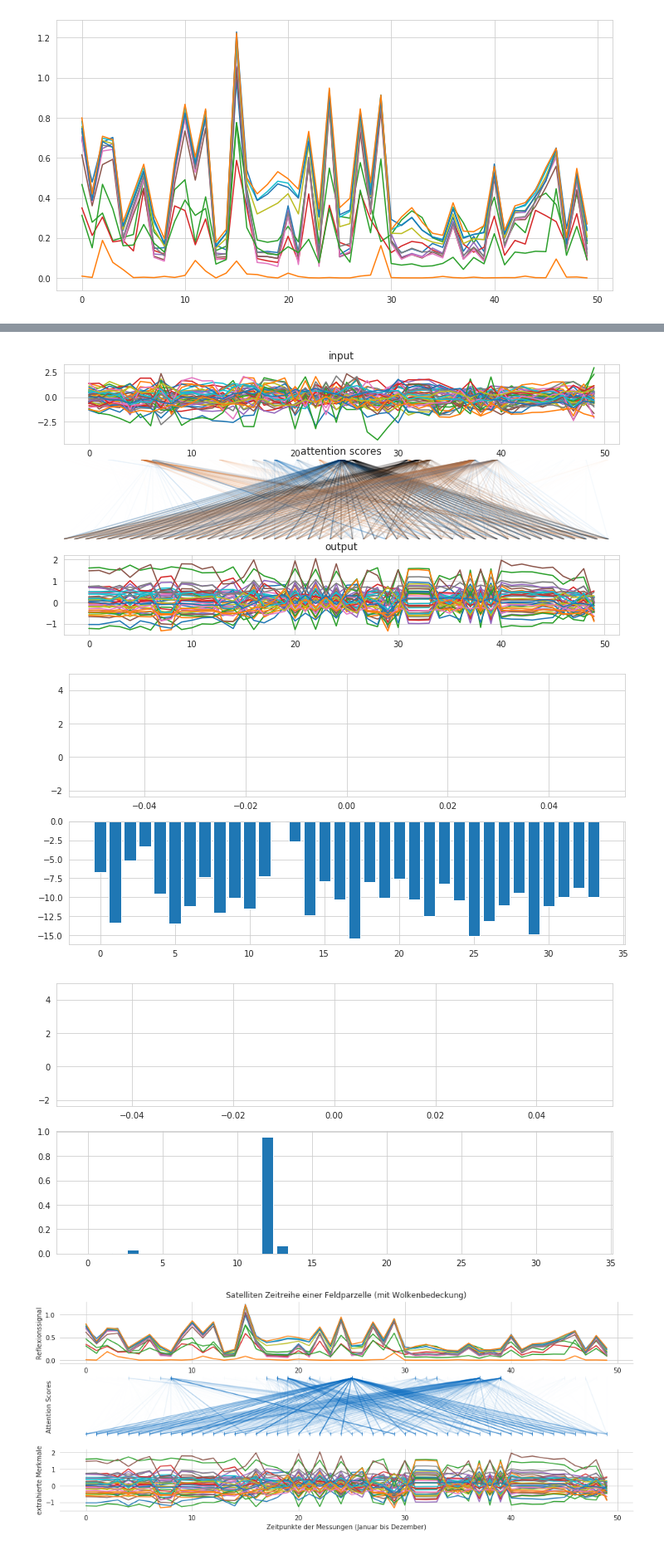
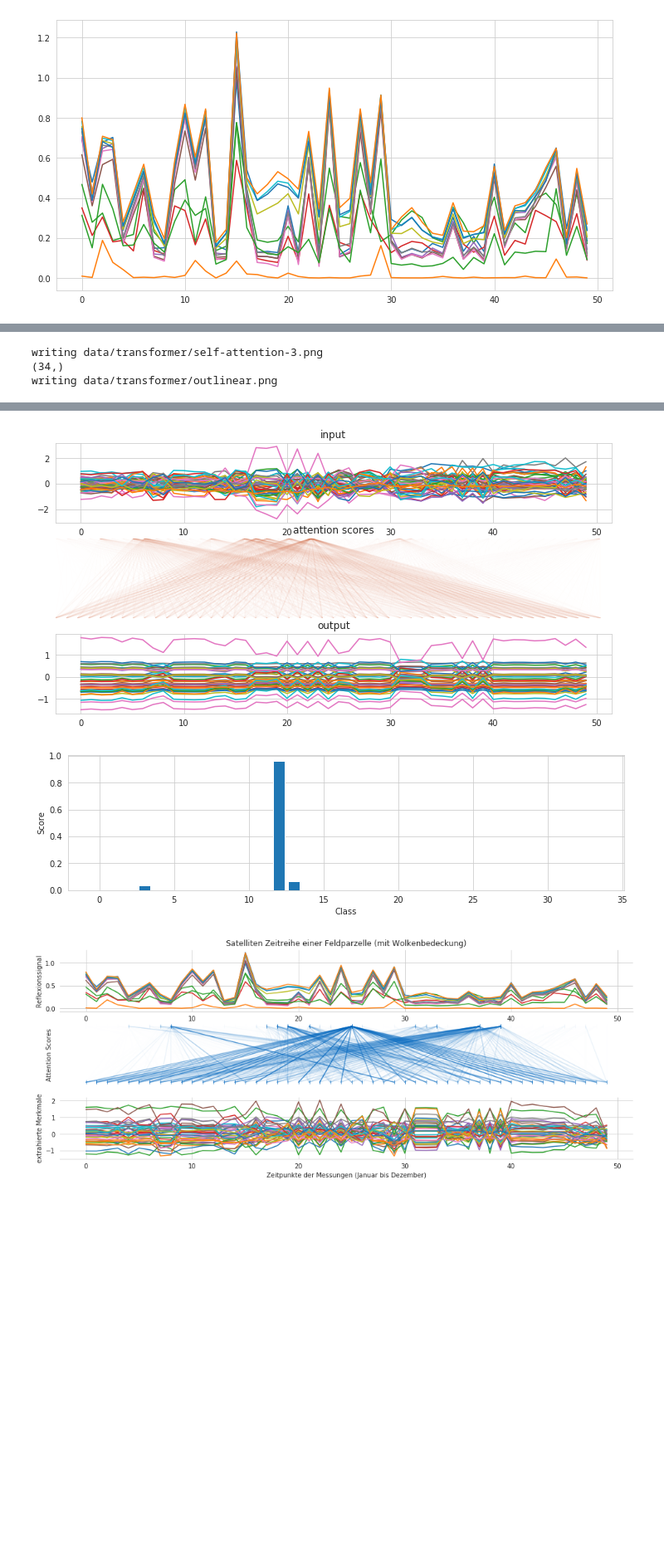
Before and after one commit to MarcCoru/phiweek19, a Jupyter notebook: Transformer.ipynb, the cells around one changed output, grey strips where cells are left out. Shown at 83% size. Drawn from its saved outputs; the diff is of its cells as text; code cells hidden in the pictures; blank space fills up the shorter version.

```diff
--- a/Transformer.ipynb
+++ b/Transformer.ipynb
@@ -21,6 +34,15 @@ y = np.load("data/y.npy")
 meta = np.load("data/meta.npy")
 
 x = X[0]
+y[0]
+
+fld=os.path.join("data/transformer")
+
+df = pd.DataFrame(x, columns=BANDS)
+df.index.name="t"
+df.to_csv(os.path.join(fld,"x.csv"))
+
+np.savetxt(fld+"/x.txt", x, fmt="%.4f")
 # %%
 hidden_dims = 128
 n_heads = 3
@@ -54,6 +76,7 @@ loading model from transformer.pth
 # %%
 tumorange=(0.89019608, 0.44705882, 0.13333333, 1)
 tumblue=(0., 0.39607843, 0.74117647,1)
+tumred=(0.76862745,  0.28235294,  0.10588235,1)
 tumblack=(0,0,0,1)
 
 def attn_plots(ax, arr, mode="conn"):
@@ -71,23 +94,30 @@ def attn_plots(ax, arr, mode="conn"):
         ax.set_xlim(0,N)
         for o in tqdm.tqdm(range(N)):
             for i in range(N):
-                ax.add_line(Line2D([i,o], [0,1],color=(tumblue[0],tumblue[1],tumblue[2],arr[o,i,0]*.5)))
-                ax.add_line(Line2D([i,o], [0,1],color=(tumorange[0],tumorange[1],tumorange[2],arr[o,i,1]*.5)))
-                ax.add_line(Line2D([i,o], [0,1],color=(tumblack[0],tumblack[1],tumblack[2],arr[o,i,2]*.5)))
+                ax.add_line(Line2D([i,o], [0,1],color=(tumred[0],tumred[1],tumred[2],arr[o,i,0]*.5)))
+                #ax.add_line(Line2D([i,o], [0,1],color=(tumorange[0],tumorange[1],tumorange[2],arr[o,i,1]*.5)))
+                #ax.add_line(Line2D([i,o], [0,1],color=(tumblack[0],tumblack[1],tumblack[2],arr[o,i,2]*.5)))
         ax.axis('off')
     return ax
 
 
-def attention_hook(module, inp, out):
-    print(module)
+def attention_hook(module, inp, out, name):
+    print(name)
 
     enc_output, enc_slf_attn = out
 
+    # Query, Key, Values <- all the same input for self-attention
+    enc_input, enc_input, enc_input = inp
+
+    os.makedirs(fld,exist_ok=True)
+
     for i in range(enc_slf_attn.shape[0]):
-        np.savetxt("/tmp/enc_slf_attn_{}.txt".format(i), enc_slf_attn[i].cpu().detach().numpy(), fmt="%.4f")
-    np.savetxt("/tmp/enc_output.txt", enc_output[0].cpu().detach().numpy(), fmt="%.4f")
-
-    enc_input, enc_input, enc_input = inp
+        np.savetxt(fld+"/enc_slf_attn_{}.txt".format(i), enc_slf_attn[i].cpu().detach().numpy(), fmt="%.4f")
+        print("writing "+fld+"/enc_slf_attn_{}.txt".format(i))
+    np.savetxt(fld+"/enc_output.txt", enc_output[0].cpu().detach().numpy(), fmt="%.4f")
+    print("writing "+fld+"/enc_output.txt")
+    np.savetxt(fld+"/enc_input.txt", enc_output[0].cpu().detach().numpy(), fmt="%.4f")
+    print("writing "+fld+"/enc_input.txt")
 
     fig,axs = plt.subplots(3,figsize=(12,6))
     axs[0].plot(enc_input[0].cpu().detach().numpy())
@@ -99,13 +129,32 @@ def attention_hook(module, inp, out):
     axs[2].set_title("output")
     axs[2].plot(enc_output[0].cpu().detach().numpy())
 
+    fig.savefig(os.path.join(fld,name+".png"), bbox_inches='tight', transparent=True)
+    print("writing "+os.path.join(fld,name+".png"))
+
+def attention1_hook(module, inp, out):
+    attention_hook(module, inp, out, name="self-attention-1")
+
+
+def attention2_hook(module, inp, out):
+    attention_hook(module, inp, out, name="self-attention-2")
+
+
+def attention3_hook(module, inp, out):
+    attention_hook(module, inp, out, name="self-attention-3")
+
+
 def outlinear_hook(module, inp, out):
     inp = inp[0].cpu().detach().numpy()
     out = out[0].cpu().detach().numpy()
     print(out.shape)
-    fig,axs = plt.subplots(2,figsize=(12,6))
-    axs[0].plot(inp)
-    axs[1].bar(np.arange(out.shape[0]), np.exp(out))
+    fig,ax = plt.subplots(1,figsize=(12,3))
+    ax.bar(np.arange(out.shape[0]), np.exp(out))
+    ax.set_ylabel("Score")
+    ax.set_xlabel("Class")
+
+    fig.savefig(os.path.join(fld,"outlinear.png"), bbox_inches='tight', transparent=True)
+    print("writing "+os.path.join(fld,"outlinear.png"))
 
 def inlayernorm_hook(module, inp, out):
     inp = inp[0]
@@ -121,16 +170,14 @@ def pos_ffn_hook(module, inp, out):
     axs[0].plot(inp[0].cpu().detach().numpy())
     axs[1].plot(out.cpu().detach().numpy())
 
-
-
 transformer.zero_grad()
 transformer.eval()
 
 transformer.inlayernorm.register_forward_hook(inlayernorm_hook)
-transformer.encoder.layer_stack[0].slf_attn.attention.register_forward_hook(attention_hook)
+transformer.encoder.layer_stack[0].slf_attn.attention.register_forward_hook(attention1_hook)
 #transformer.encoder.layer_stack[0].pos_ffn.register_forward_hook(pos_ffn_hook)
-#transformer.encoder.layer_stack[1].slf_attn.attention.register_forward_hook(attention_hook)
-#transformer.encoder.layer_stack[2].slf_attn.attention.register_forward_hook(attention_hook)
+transformer.encoder.layer_stack[1].slf_attn.attention.register_forward_hook(attention2_hook)
+transformer.encoder.layer_stack[2].slf_attn.attention.register_forward_hook(attention3_hook)
 transformer.outlinear.register_forward_hook(outlinear_hook)
 
 logprobabilities = transformer.forward(totorch(x))
@@ -149 +206,4 @@ ScaledDotProductAttention(
+writing data/transformer/self-attention-3.png
+(34,)
+writing data/transformer/outlinear.png
 [figure]
@@ -152,6 +212,5 @@ ScaledDotProductAttention(
-[figure, old version]
+[figure, new version]
-[figure, old version]
+[figure, new version]
-[figure, removed]
 # %%
 from matplotlib import cm
 
```
Also changed, not shown: parts of 19 cells of this notebook, 45 other files.
